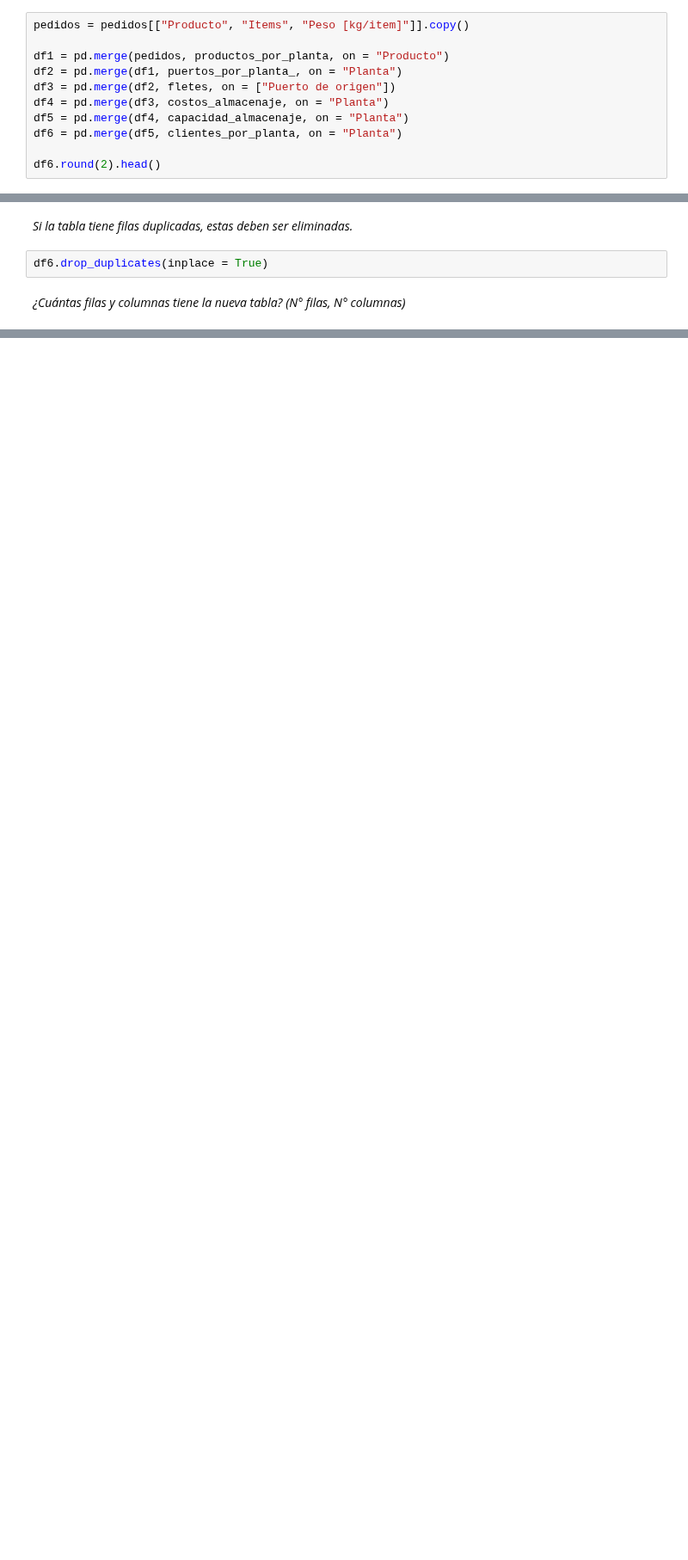
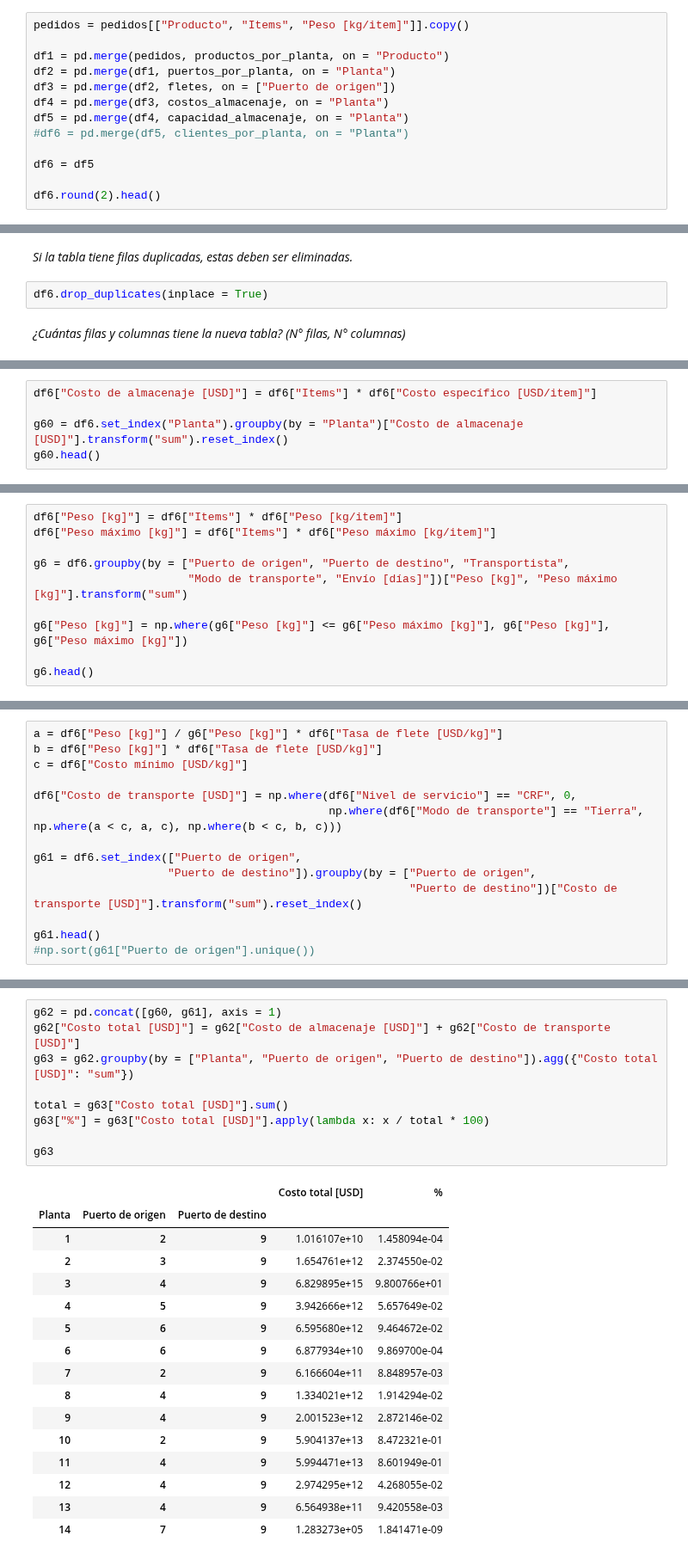
Before and after one commit to hernanrodri/Supply-Chain-Analytics, a Jupyter notebook: Optimización.ipynb, the cells around one changed output, grey strips where cells are left out. Shown at 86% size. Cells and saved outputs as stored; diff of their text form; blank space fills up the shorter version.

```diff
--- a/Optimización.ipynb
+++ b/Optimización.ipynb
@@ -40,10 +107,12 @@ Nomenclatura:
 pedidos = pedidos[["Producto", "Items", "Peso [kg/item]"]].copy()
 
 df1 = pd.merge(pedidos, productos_por_planta, on = "Producto")
-df2 = pd.merge(df1, puertos_por_planta_, on = "Planta")
+df2 = pd.merge(df1, puertos_por_planta, on = "Planta")
 df3 = pd.merge(df2, fletes, on = ["Puerto de origen"])
 df4 = pd.merge(df3, costos_almacenaje, on = "Planta")
 df5 = pd.merge(df4, capacidad_almacenaje, on = "Planta")
-df6 = pd.merge(df5, clientes_por_planta, on = "Planta")
+#df6 = pd.merge(df5, clientes_por_planta, on = "Planta")
+
+df6 = df5
 
 df6.round(2).head()
@@ -130,0 +146,5 @@ $$ Z_{ipj} = min \sum_{k}{(X_{ki} + Y_{kpj})} $$
+# %%
+df6["Costo de almacenaje [USD]"] = df6["Items"] * df6["Costo específico [USD/item]"]
+
+g60 = df6.set_index("Planta").groupby(by = "Planta")["Costo de almacenaje [USD]"].transform("sum").reset_index()
+g60.head()
@@ -130,0 +162,10 @@ $$ Z_{ipj} = min \sum_{k}{(X_{ki} + Y_{kpj})} $$
+# %%
+df6["Peso [kg]"] = df6["Items"] * df6["Peso [kg/item]"]
+df6["Peso máximo [kg]"] = df6["Items"] * df6["Peso máximo [kg/item]"]
+
+g6 = df6.groupby(by = ["Puerto de origen", "Puerto de destino", "Transportista",
+                       "Modo de transporte", "Envío [días]"])["Peso [kg]", "Peso máximo [kg]"].transform("sum")
+
+g6["Peso [kg]"] = np.where(g6["Peso [kg]"] <= g6["Peso máximo [kg]"], g6["Peso [kg]"], g6["Peso máximo [kg]"])
+
+g6.head()
@@ -130,0 +187,14 @@ $$ Z_{ipj} = min \sum_{k}{(X_{ki} + Y_{kpj})} $$
+# %%
+a = df6["Peso [kg]"] / g6["Peso [kg]"] * df6["Tasa de flete [USD/kg]"]
+b = df6["Peso [kg]"] * df6["Tasa de flete [USD/kg]"]
+c = df6["Costo mínimo [USD/kg]"]
+
+df6["Costo de transporte [USD]"] = np.where(df6["Nivel de servicio"] == "CRF", 0,
+                                            np.where(df6["Modo de transporte"] == "Tierra", np.where(a < c, a, c), np.where(b < c, b, c)))
+
+g61 = df6.set_index(["Puerto de origen",
+                    "Puerto de destino"]).groupby(by = ["Puerto de origen",
+                                                        "Puerto de destino"])["Costo de transporte [USD]"].transform("sum").reset_index()
+
+g61.head()
+#np.sort(g61["Puerto de origen"].unique())
@@ -130,0 +207,26 @@ $$ Z_{ipj} = min \sum_{k}{(X_{ki} + Y_{kpj})} $$
+# %%
+g62 = pd.concat([g60, g61], axis = 1)
+g62["Costo total [USD]"] = g62["Costo de almacenaje [USD]"] + g62["Costo de transporte [USD]"]
+g63 = g62.groupby(by = ["Planta", "Puerto de origen", "Puerto de destino"]).agg({"Costo total [USD]": "sum"})
+
+total = g63["Costo total [USD]"].sum()
+g63["%"] = g63["Costo total [USD]"].apply(lambda x: x / total * 100)
+
+g63
+# %% [output]
+|  |  |  | Costo total [USD] | % |
+| Planta | Puerto de origen | Puerto de destino |  |  |
+| 1 | 2 | 9 | 1.016107e+10 | 1.458094e-04 |
+| 2 | 3 | 9 | 1.654761e+12 | 2.374550e-02 |
+| 3 | 4 | 9 | 6.829895e+15 | 9.800766e+01 |
+| 4 | 5 | 9 | 3.942666e+12 | 5.657649e-02 |
+| 5 | 6 | 9 | 6.595680e+12 | 9.464672e-02 |
+| 6 | 6 | 9 | 6.877934e+10 | 9.869700e-04 |
+| 7 | 2 | 9 | 6.166604e+11 | 8.848957e-03 |
+| 8 | 4 | 9 | 1.334021e+12 | 1.914294e-02 |
+| 9 | 4 | 9 | 2.001523e+12 | 2.872146e-02 |
+| 10 | 2 | 9 | 5.904137e+13 | 8.472321e-01 |
+| 11 | 4 | 9 | 5.994471e+13 | 8.601949e-01 |
+| 12 | 4 | 9 | 2.974295e+12 | 4.268055e-02 |
+| 13 | 4 | 9 | 6.564938e+11 | 9.420558e-03 |
+| 14 | 7 | 9 | 1.283273e+05 | 1.841471e-09 |
```
Also changed, not shown: parts of 22 cells of this notebook, 2 other files.
